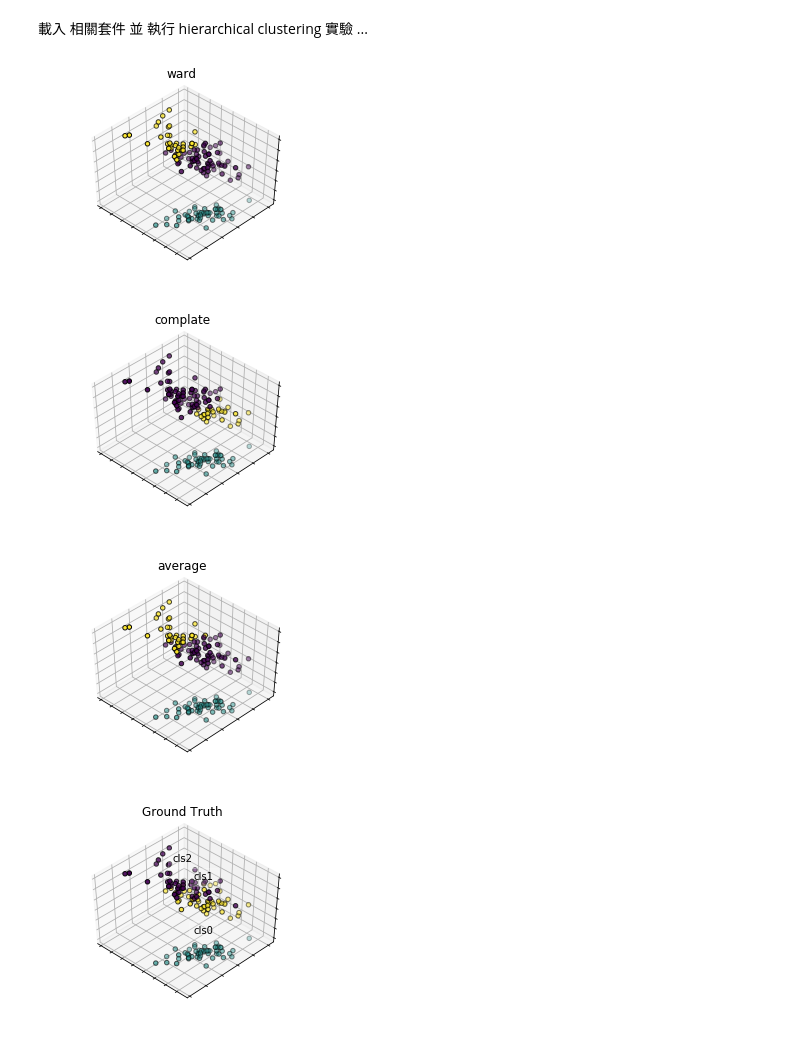
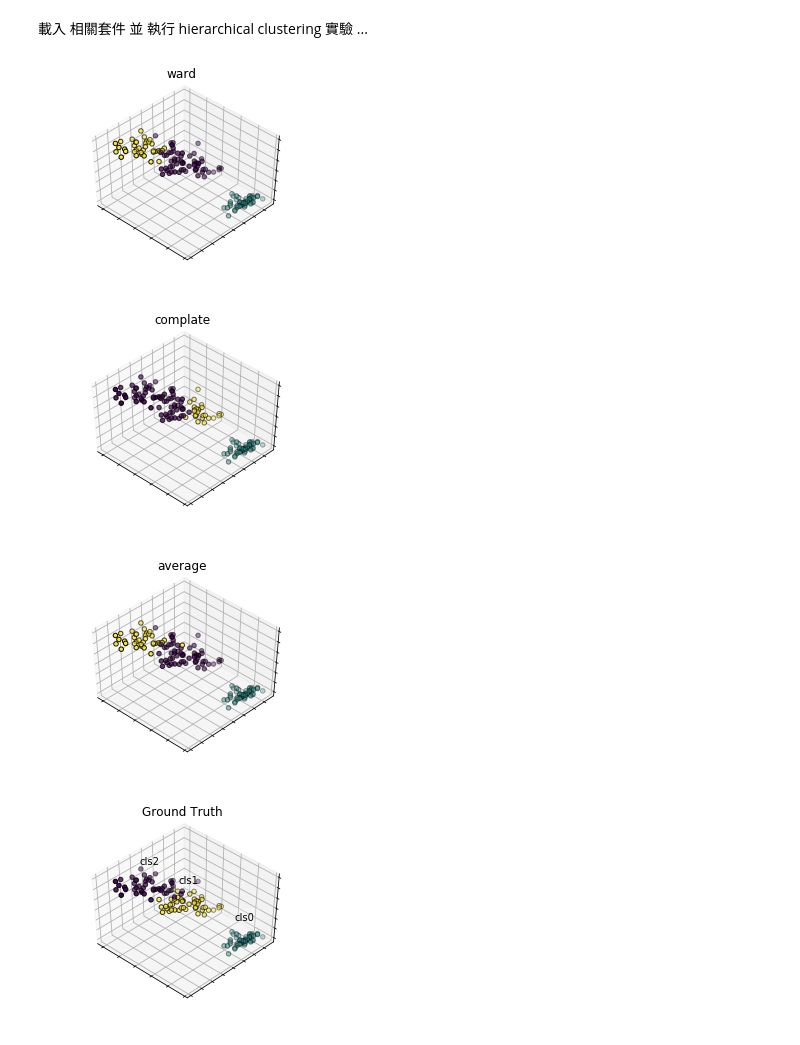
Before and after one commit to alberthsu-0918/4th-ML100Days, a Jupyter notebook: homework/Day_057_HW.ipynb, the cells around one changed output. Drawn from its saved outputs; the diff is of its cells as text; code cells hidden in the pictures.

```diff
--- a/homework/Day_057_HW.ipynb
+++ b/homework/Day_057_HW.ipynb
@@ -29,39 +29,39 @@ for name, est in estimators:
 
     labels = est.labels_
 
-    ax.scatter(X[:, 0], X[:, 1], X[:, 2],
+    ax.scatter(X[:, 3], X[:, 0], X[:, 2],
                c=labels.astype(np.float), edgecolor='k')
 
     ax.w_xaxis.set_ticklabels([])
     ax.w_yaxis.set_ticklabels([])
     ax.w_zaxis.set_ticklabels([])
     ax.set_title(titles[fignum - 1])
     ax.dist = 12
     fignum = fignum + 1
 
 # Plot the ground truth
 fig = plt.figure(fignum, figsize=(4, 3))
 ax = Axes3D(fig, rect=[0, 0, .95, 1], elev=48, azim=134)
 
 for name, label in [('cls0', 0),
                     ('cls1', 1),
                     ('cls2', 2)]:
-    ax.text3D(X[y == label, 0].mean(),
-              X[y == label, 1].mean(),
+    ax.text3D(X[y == label, 3].mean(),
+              X[y == label, 0].mean(),
               X[y == label, 2].mean() + 2, name,
               horizontalalignment='center',
               bbox=dict(alpha=.2, edgecolor='w', facecolor='w'))
 # Reorder the labels to have colors matching the cluster results
 y = np.choose(y, [1, 2, 0]).astype(np.float)
-ax.scatter(X[:, 0], X[:, 1], X[:, 2], c=y, edgecolor='k')
+ax.scatter(X[:, 3], X[:, 0], X[:, 2], c=y, edgecolor='k')
 
 ax.w_xaxis.set_ticklabels([])
 ax.w_yaxis.set_ticklabels([])
 ax.w_zaxis.set_ticklabels([])
 ax.set_title('Ground Truth')
 ax.dist = 12
 # %% [output]
-[figure, old version]
+[figure, new version]
-[figure, old version]
+[figure, new version]
-[figure, old version]
+[figure, new version]
-[figure, old version]
+[figure, new version]
```
Also changed, not shown: 2 other files.
